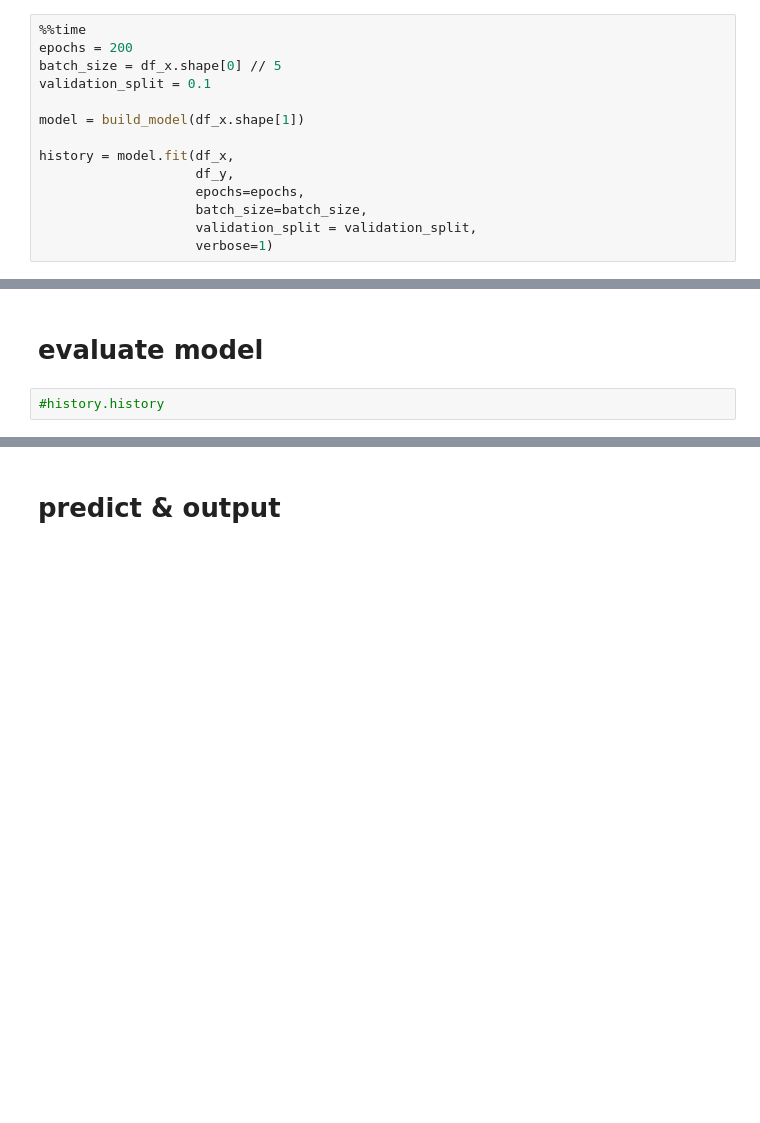
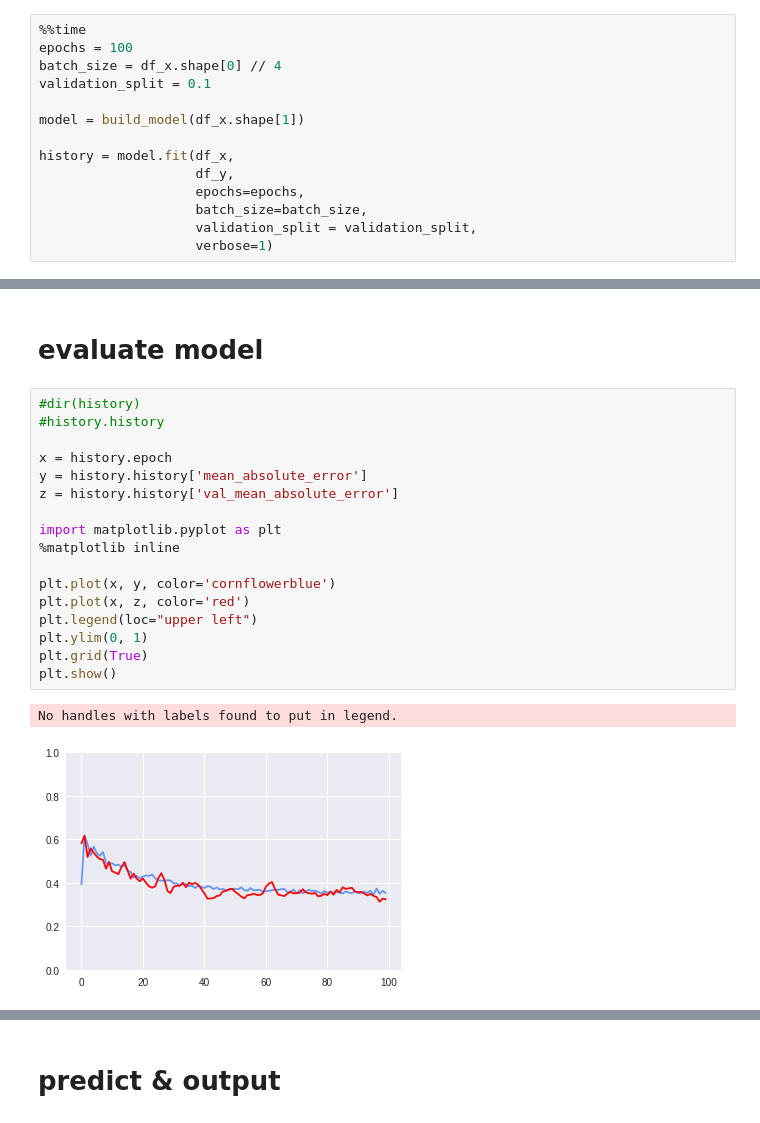
Before and after one commit to kyokicchi/ggl_an_codes, a Jupyter notebook: NNmodel.ipynb, the cells around one changed output, grey strips where cells are left out. Cells and saved outputs as stored; diff of their text form; blank space fills up the shorter version.

```diff
--- a/NNmodel.ipynb
+++ b/NNmodel.ipynb
@@ -73,7 +69,7 @@ def build_model(N_col):
 # %%
 %%time
-epochs = 200
-batch_size = df_x.shape[0] // 5
+epochs = 100
+batch_size = df_x.shape[0] // 4
 validation_split = 0.1
 
 model = build_model(df_x.shape[1])
@@ -87,7 +101,25 @@ history = model.fit(df_x,
 # %% [markdown]
 # evaluate model
-# %%
-#history.history
+# %%
+#dir(history)
+#history.history
+
+x = history.epoch
+y = history.history['mean_absolute_error']
+z = history.history['val_mean_absolute_error']
+
+import matplotlib.pyplot as plt
+%matplotlib inline
+
+plt.plot(x, y, color='cornflowerblue')
+plt.plot(x, z, color='red')
+plt.legend(loc="upper left")
+plt.ylim(0, 1)
+plt.grid(True)
+plt.show()
+# %% [output]
+No handles with labels found to put in legend.
+[figure, added]
 # %%
 %%time
 
```
Also changed, not shown: parts of 12 cells of this notebook.
